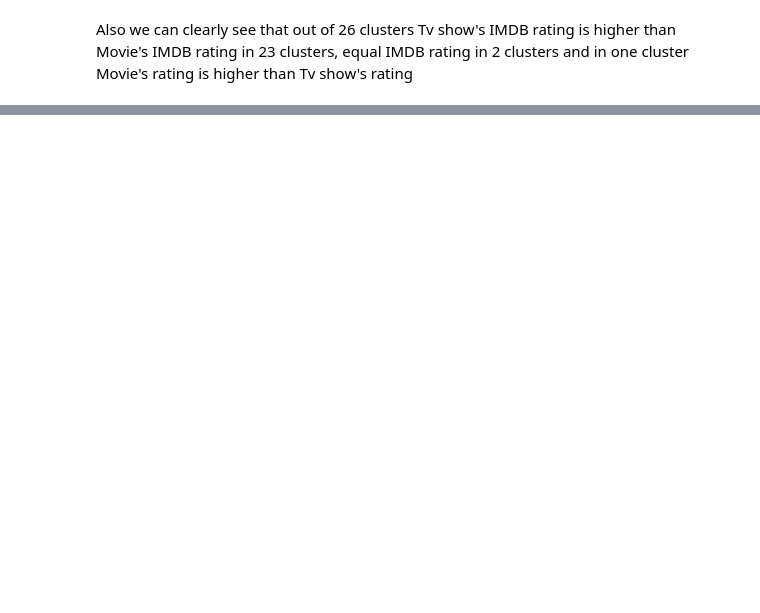
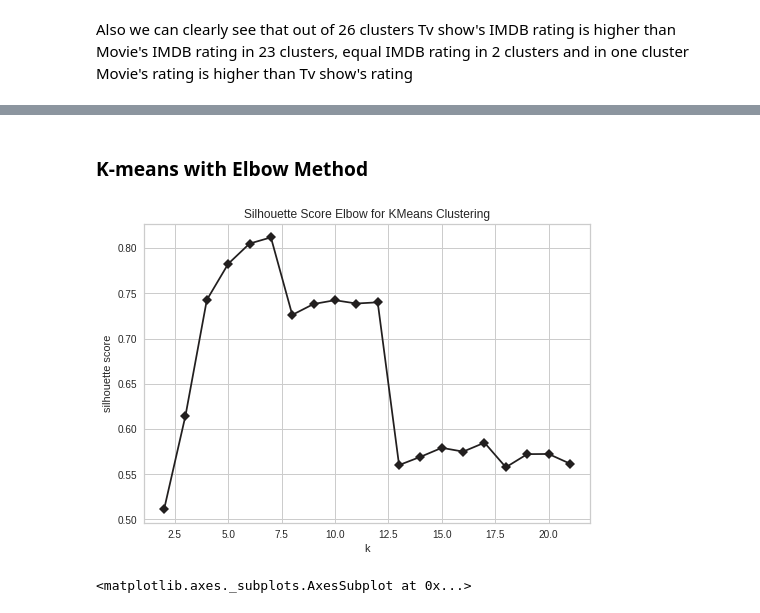
Before and after one commit to rubeshajith/NETFLIX-MOVIES-AND-TV-SHOWS-CLUSTERING, a Jupyter notebook: NETFLIX_MOVIES_AND_TV_SHOWS_CLUSTERING.ipynb, the cells around one changed output, grey strips where cells are left out. Saved outputs shown, nothing was run; the diff lists cells and outputs as text; code cells hidden in the pictures; blank space fills up the shorter version.

```diff
--- a/NETFLIX_MOVIES_AND_TV_SHOWS_CLUSTERING.ipynb
+++ b/NETFLIX_MOVIES_AND_TV_SHOWS_CLUSTERING.ipynb
@@ -1804,3 +1820,0 @@ from sklearn.preprocessing import normalize
-# %%
-df = pd.read_csv("/content/drive/MyDrive/data/project/netflix_imdb.csv")
-df.head()
@@ -1834,7 +1839,4 @@ df1.head()
 # %%
-from sklearn.preprocessing import MultiLabelBinarizer
-
+# Using Multilabelbinarizer for "listed_in" column since it had many genres for single title
 mlb = MultiLabelBinarizer(sparse_output=True)
-
-mlb_df = pd.DataFrame.sparse.from_spmatrix(mlb.fit_transform(df1.pop('listed_in')),index=df1.index,
-                                                           columns=mlb.classes_)
+mlb_df = pd.DataFrame.sparse.from_spmatrix(mlb.fit_transform(df1.pop('listed_in')),index=df1.index,columns=mlb.classes_)
@@ -2050,0 +1941,12 @@ plt.show()
+# %% [markdown]
+### K-means with Elbow Method
+# %%
+# plotting elbow method silhouette scoce and K
+model = KMeans(random_state=5)
+visualizer = KElbowVisualizer(model, k=(2,22), metric='silhouette', timings=False, locate_elbow=False)
+
+visualizer.fit(X)
+visualizer.show()
+# %% [output]
+[figure, added]
+<matplotlib.axes._subplots.AxesSubplot at 0x...>
```
Also changed, not shown: parts of 105 cells of this notebook.
